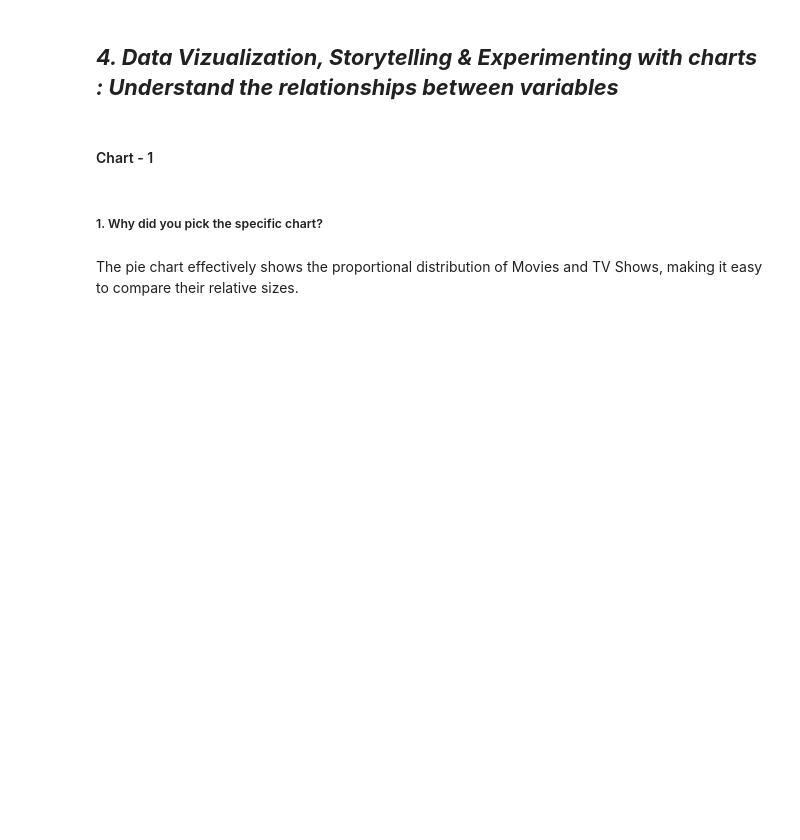
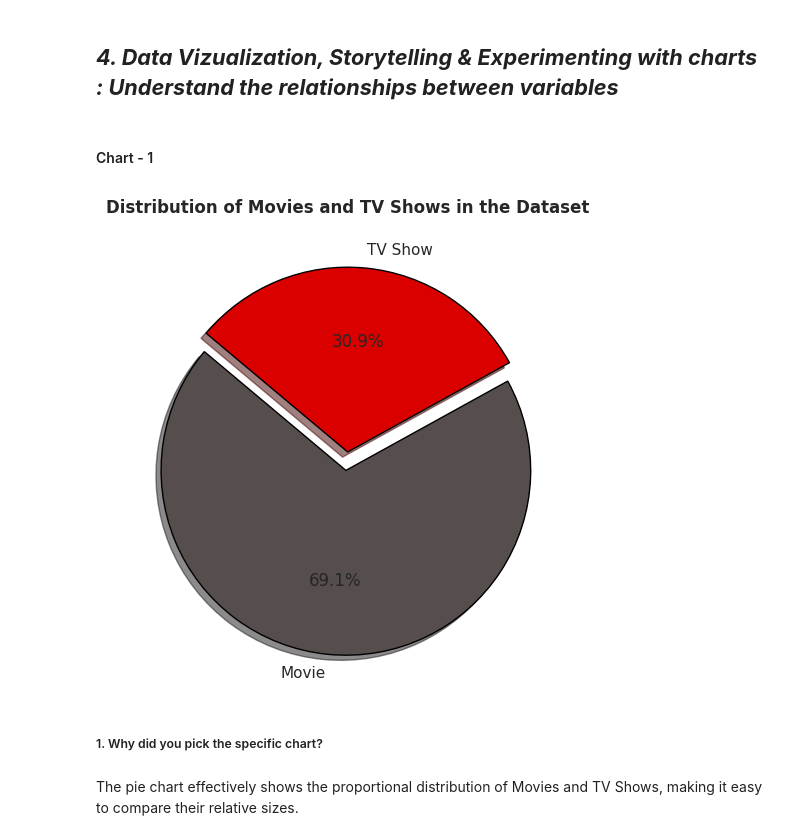
Before and after one commit to vibha-sanghani/Unsupervised-ML--Netflix-Movies-and-TV-Shows-Clustering, a Jupyter notebook: Vibha_Unsuvervised_ML_Netflix_Movies_Tv_Shows_Clustering.ipynb, the cells around one changed output. Cells and saved outputs as stored; diff of their text form; code cells hidden in the pictures; blank space fills up the shorter version.

```diff
--- a/Vibha_Unsuvervised_ML_Netflix_Movies_Tv_Shows_Clustering.ipynb
+++ b/Vibha_Unsuvervised_ML_Netflix_Movies_Tv_Shows_Clustering.ipynb
@@ -209,0 +316,13 @@ df_netflix.head()
+# %%
+# Filling cast null values as not available
+data['cast'] = data['cast'].fillna(value='Not available')
+# %%
+# Filling contry null values as not known, the same can be replaced by mode of the country using the below commented code
+# Note: only one line should be selected to run this
+data['country'] = data['country'].fillna(value='Not Known')
+# %%
+# Since date_added and rating have low number of missing values, that are 10 and 7 respectively, i have dropping the same
+data = data.dropna(subset=['date_added','rating'])
+# %%
+# Since director have many null values if we drop them, we loss a lot data so, i replacing them with unknown.
+data['director'] = data['director'].fillna(value='Unknown')
@@ -214,29 +360,31 @@ df_netflix.head()
 # %%
 # Chart - 1 visualization code
 # Number of Movies and TV Shows in the dataset
 # type_counts =
 
 # Create a pie chart
 plt.figure(figsize=(8, 6))
-colors = ['#1f77b4', '#ff7f0e']  # Define custom colors
+colors = ['#564d4d', '#db0000']  # Define custom colors
 explode = (0.1, 0)  # Explode the first slice for emphasis
 
 plt.pie(
-    df_netflix['type'].value_counts(),
-    labels=df_netflix['type'].value_counts().index,
+    data['type'].value_counts(),
+    labels=data['type'].value_counts().index,
     autopct='%1.1f%%',  # Display percentage
     startangle=140,  # Rotate for better visibility
     colors=colors,
     explode=explode,
     shadow=True,  # Add shadow for effect
     wedgeprops={'edgecolor': 'black'}  # Add border to slices
 )
 
 # Add a title
-plt.title('Distribution of Movies and TV Shows in the Dataset', fontsize=14)
+plt.title('Distribution of Movies and TV Shows in the Dataset', weight='bold')
 
 # Show the chart
 plt.show()
+# %% [output]
+[figure, added]
 # %% [markdown]
 ##### 1. Why did you pick the specific chart?
 # %% [markdown]
```
Also changed, not shown: parts of 328 cells of this notebook.
